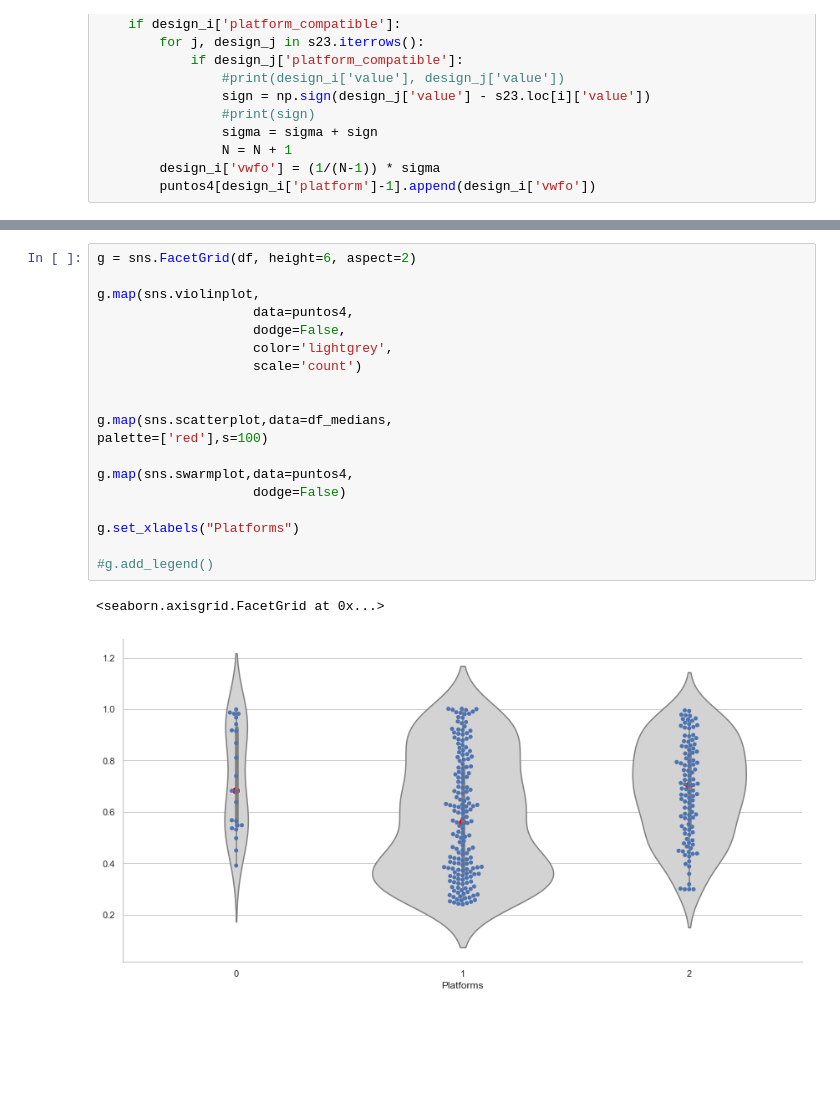
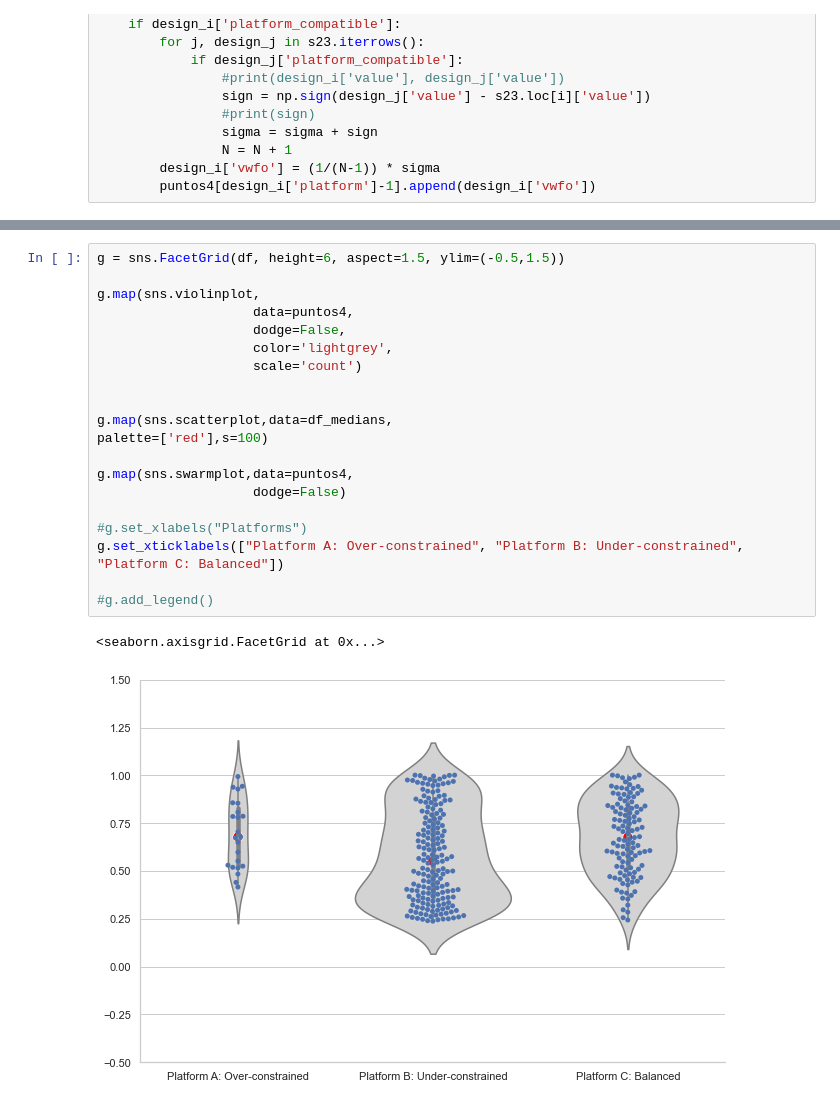
Before and after one commit to sed-group/VISP-Core, a Jupyter notebook: vwfo/vwfo.ipynb, the cells around one changed output, grey strips where cells are left out. Saved outputs shown, nothing was run; the diff lists cells and outputs as text; blank space fills up the shorter version.

```diff
--- a/vwfo/vwfo.ipynb
+++ b/vwfo/vwfo.ipynb
@@ -950,25 +950,26 @@ palette=['red'],s=100)
 # %%
-g = sns.FacetGrid(df, height=6, aspect=2)
+g = sns.FacetGrid(df, height=6, aspect=1.5, ylim=(-0.5,1.5))
 
 g.map(sns.violinplot,
                     data=puntos4,
                     dodge=False,
                     color='lightgrey',
                     scale='count')
 
 
 g.map(sns.scatterplot,data=df_medians,
 palette=['red'],s=100)
 
 g.map(sns.swarmplot,data=puntos4,
                     dodge=False)
 
-g.set_xlabels("Platforms")
+#g.set_xlabels("Platforms")
+g.set_xticklabels(["Platform A: Over-constrained", "Platform B: Under-constrained", "Platform C: Balanced"])
 
 #g.add_legend()
 # %% [output]
 <seaborn.axisgrid.FacetGrid at 0x...>
-[figure, old version]
+[figure, new version]
 # %%
 print(np.median(puntos4[0]))
 print(np.median(puntos4[1]))
```
Also changed, not shown: parts of 18 cells of this notebook, 3 other files.
